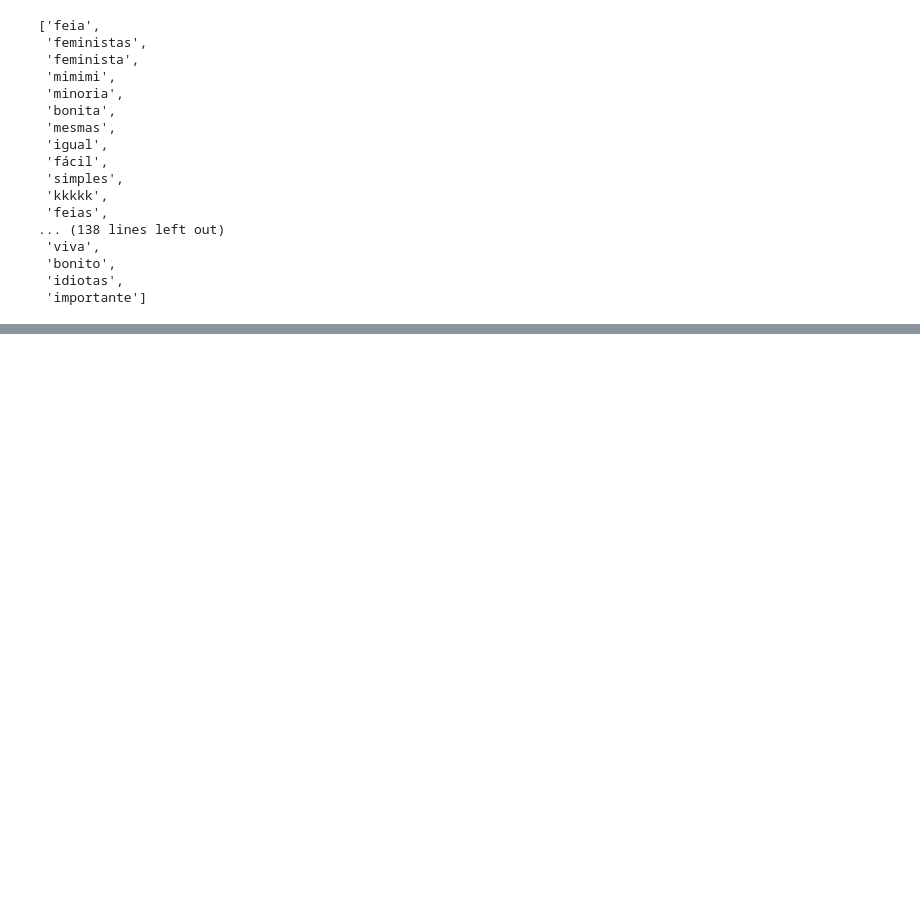
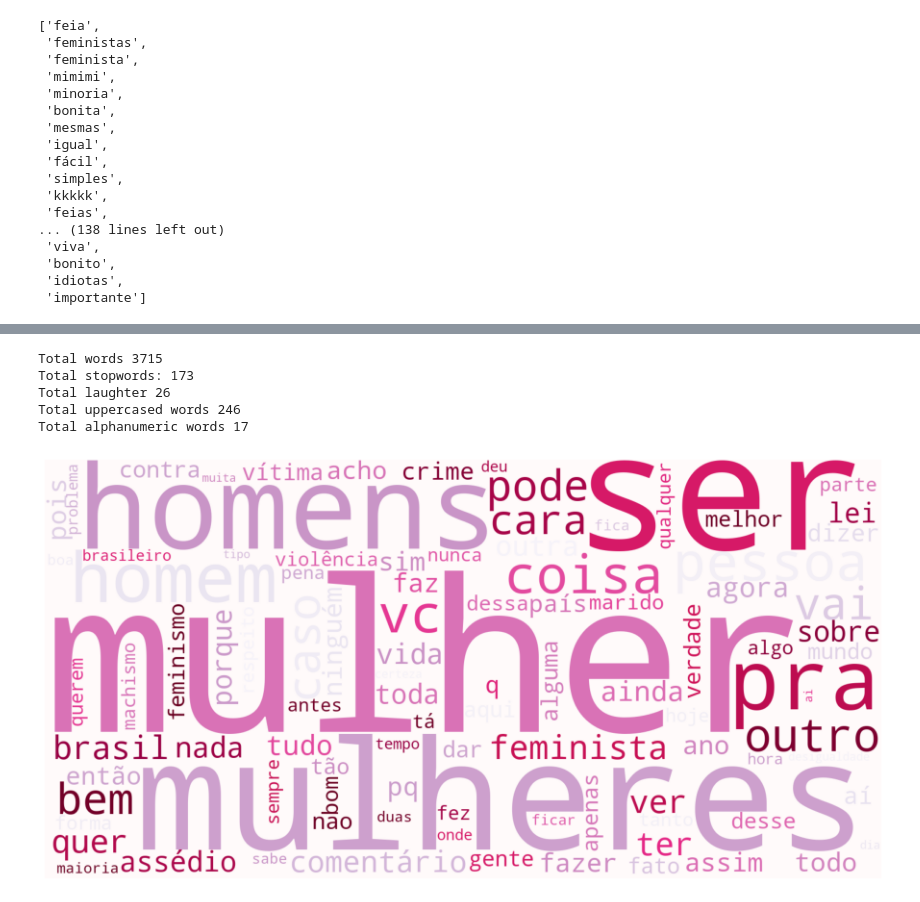
Before and after one commit to mlpbraga/sexism-data-analysis, a Jupyter notebook: data-analysis-comments.ipynb, the cells around one changed output, grey strips where cells are left out. Saved outputs shown, nothing was run; the diff lists cells and outputs as text; code cells hidden in the pictures; blank space fills up the shorter version.

```diff
--- a/data-analysis-comments.ipynb
+++ b/data-analysis-comments.ipynb
@@ -405,0 +366,9 @@ palavras['ADJ']
+# %%
+print_info(female_comments.undefined_vocabulary, female_comments.undefined_comments['content'], 'undefined')
+# %% [output]
+Total words 3715
+Total stopwords: 173
+Total laughter 26
+Total uppercased words 246
+Total alphanumeric words 17
+[figure, added]
```
Also changed, not shown: parts of 27 cells of this notebook, 13 other files.
